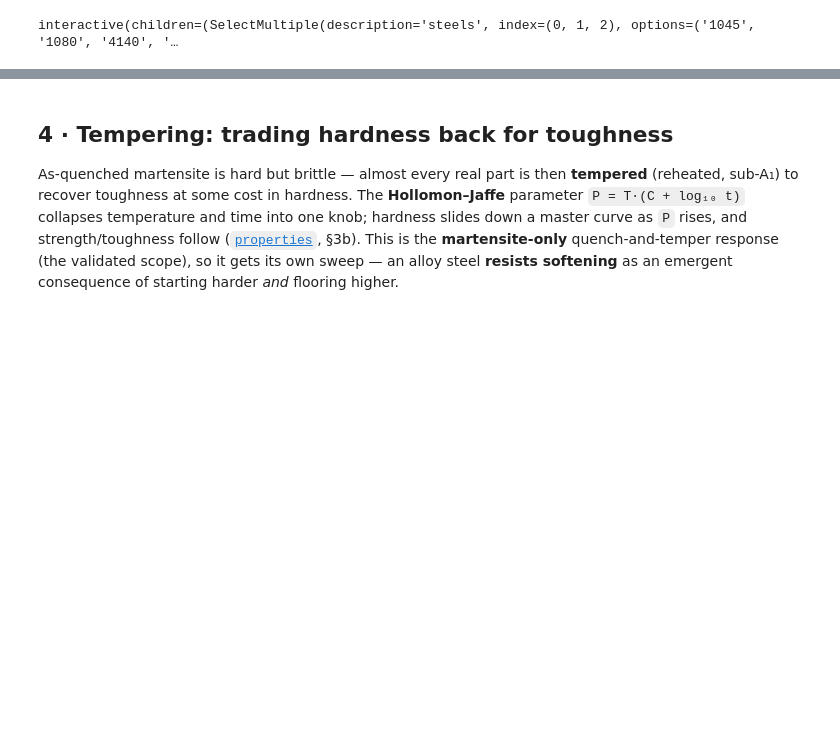
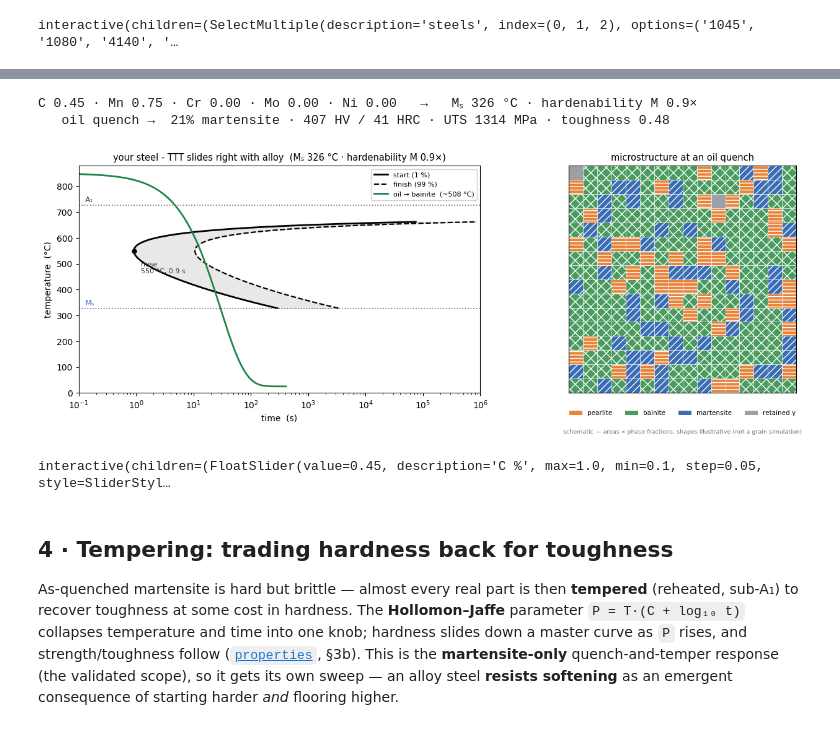
Before and after one commit to BoykoNeov/steel-sim, a Jupyter notebook: steel/steel.ipynb, the cells around one changed output, grey strips where cells are left out. Saved outputs shown, nothing was run; the diff lists cells and outputs as text; code cells hidden in the pictures; blank space fills up the shorter version.

```diff
--- a/steel/steel.ipynb
+++ b/steel/steel.ipynb
@@ -220,3 +281,54 @@ interactive(children=(SelectMultiple(description='steels', index=(0, 1, 2), opti
+# %%
+def build_your_own(C=0.45, Mn=0.75, Cr=0.0, Mo=0.0, Ni=0.0):
+    # A custom composition -> the full validated chain at a FIXED oil quench (the
+    # discriminating medium). Direct sweep.evaluate(Steel(...)): the SAME harness the
+    # presets use, driven by sliders instead of a dropdown.
+    steel = sweep.Steel(C=float(C), Mn=float(Mn), Cr=float(Cr), Mo=float(Mo),
+                        Ni=float(Ni), name="your steel")
+    o = sweep.evaluate(steel, medium="oil")
+
+    fig, (ax_ttt, ax_micro) = plt.subplots(
+        1, 2, figsize=(13, 5.4), gridspec_kw={"width_ratios": [1.55, 1.0]})
+    plot_ttt(ax_ttt, o.ccurve)
+    plot_cooling_paths(ax_ttt, [o.path], [o.result])
+    ax_ttt.set_title(f"your steel - TTT slides right with alloy  "
+                     f"(Mₛ {o.ccurve.Ms:.0f} °C · hardenability M {o.ccurve.tau_factor:.1f}×)",
+                     fontsize=10.5)
+    microstructure_schematic(ax_micro, o.result.fractions(),
+                             title="microstructure at an oil quench")
+
+    UTS = prop.tensile_strength_MPa(o.HV)
+    uts_s = f"{UTS:.0f} MPa" if np.isfinite(UTS) else "off-scale (as-quenched, HV > 550)"
+    hrc_s = f"{o.HRC:.0f} HRC" if np.isfinite(o.HRC) else "off HRC scale (soft)"
+    print(f"C {C:.2f} · Mn {Mn:.2f} · Cr {Cr:.2f} · Mo {Mo:.2f} · Ni {Ni:.2f}   →   "
+          f"Mₛ {o.ccurve.Ms:.0f} °C · hardenability M {o.ccurve.tau_factor:.1f}×")
+    print(f"   oil quench →  {o.result.martensite:.0%} martensite · {o.HV:.0f} HV / {hrc_s} · "
+          f"UTS {uts_s} · toughness {prop.toughness_index(o.HV):.2f}")
+    fig.subplots_adjust(left=0.06, right=0.97, bottom=0.20, wspace=0.22)
+    plt.show()
+
+# Direct render (static, banked in the .ipynb).
+build_your_own(0.45, 0.75, 0.0, 0.0, 0.0)
+# %% [output]
+C 0.45 · Mn 0.75 · Cr 0.00 · Mo 0.00 · Ni 0.00   →   Mₛ 326 °C · hardenability M 0.9×
+   oil quench →  21% martensite · 407 HV / 41 HRC · UTS 1314 MPa · toughness 0.48
+[figure, added]
+# %%
+interact(
+    build_your_own,
+    C=widgets.FloatSlider(value=0.45, min=0.10, max=1.00, step=0.05,
+                          description="C %", continuous_update=True, style={"handle_color": KNOB}),
+    Mn=widgets.FloatSlider(value=0.75, min=0.30, max=2.00, step=0.05,
+                           description="Mn %", continuous_update=True, style={"handle_color": KNOB}),
+    Cr=widgets.FloatSlider(value=0.0, min=0.0, max=2.00, step=0.05,
+                           description="Cr %", continuous_update=True, style={"handle_color": KNOB}),
+    Mo=widgets.FloatSlider(value=0.0, min=0.0, max=0.60, step=0.05,
+                           description="Mo %", continuous_update=True, style={"handle_color": KNOB}),
+    Ni=widgets.FloatSlider(value=0.0, min=0.0, max=2.00, step=0.05,
+                           description="Ni %", continuous_update=True, style={"handle_color": KNOB}),
+);
+# %% [output]
+interactive(children=(FloatSlider(value=0.45, description='C %', max=1.0, min=0.1, step=0.05, style=SliderStyl…
 # %% [markdown]
 ## 4 · Tempering: trading hardness back for toughness
 
```
Also changed, not shown: parts of 7 cells of this notebook, 2 other files.
